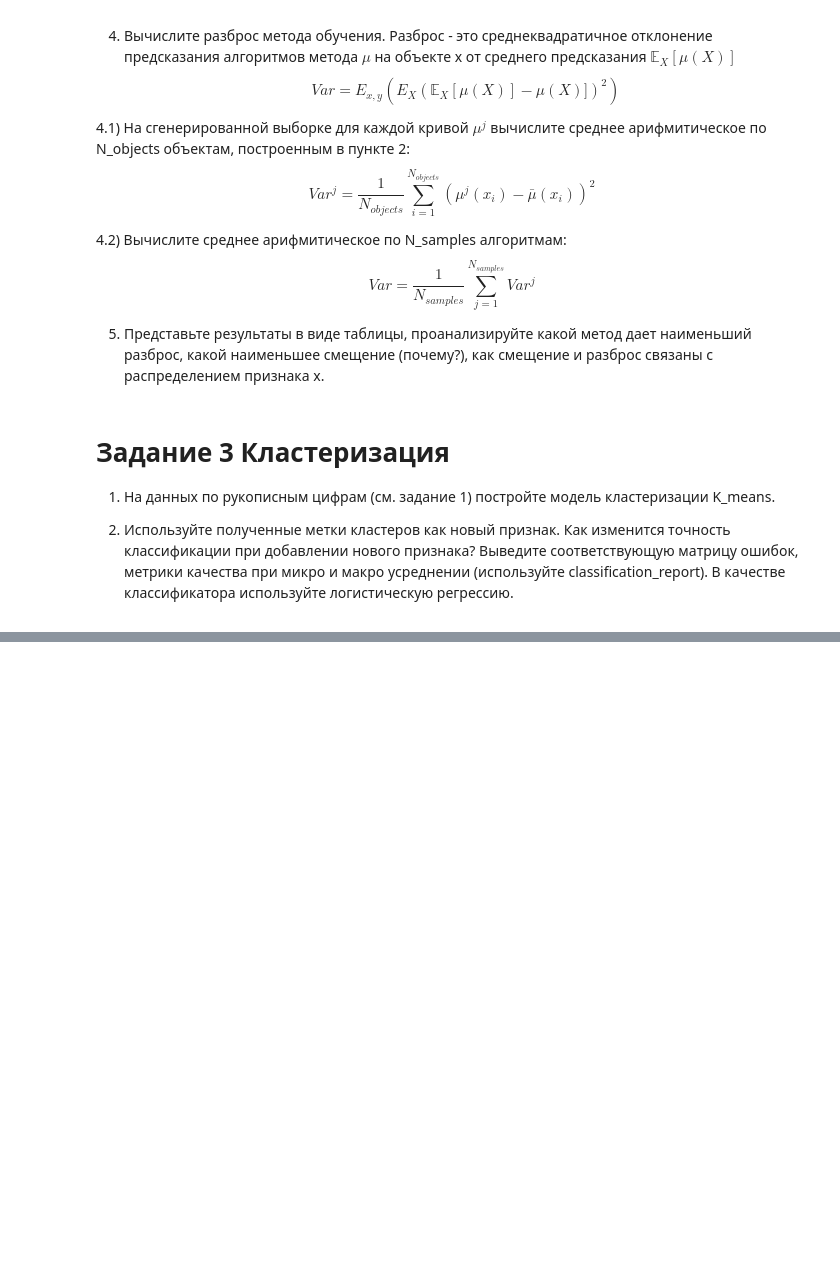
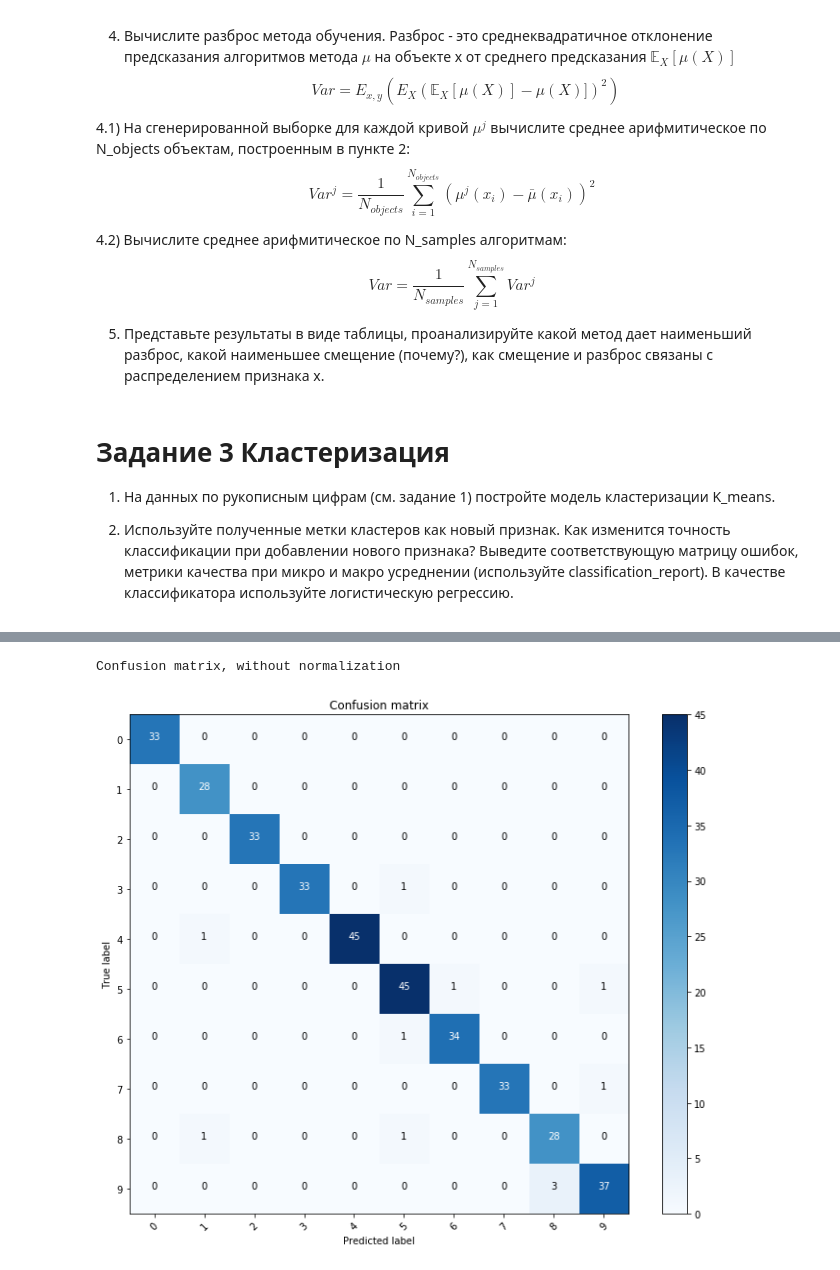
Before and after one commit to BobrG/IreneGit, a Jupyter notebook: ML_Homework_2.ipynb, the cells around one changed output, grey strips where cells are left out. Saved outputs shown, nothing was run; the diff lists cells and outputs as text; code cells hidden in the pictures; blank space fills up the shorter version.

```diff
--- a/ML_Homework_2.ipynb
+++ b/ML_Homework_2.ipynb
@@ -326,0 +400,18 @@ $$
+# %%
+X_train_df = pd.DataFrame(X_train)
+X_test_df = pd.DataFrame(X_test)
+
+X_train_df['km'] = km.labels_
+X_test_df['km'] = km.predict(X_test)
+# %%
+logr = LogisticRegression()
+logr.fit(X_train_df, y_train)
+y_pred_km = logr.predict(X_test_df)
+# %%
+cnf_matrix = confusion_matrix(y_test, y_pred_km)
+plt.figure(figsize=(10, 8))
+plot_confusion_matrix(cnf_matrix, classes=['0', '1', '2', '3', '4', '5', '6', '7', '8', '9'],
+                      title='Confusion matrix')
+# %% [output]
+Confusion matrix, without normalization
+[figure, added]
```
Also changed, not shown: parts of 9 cells of this notebook.
